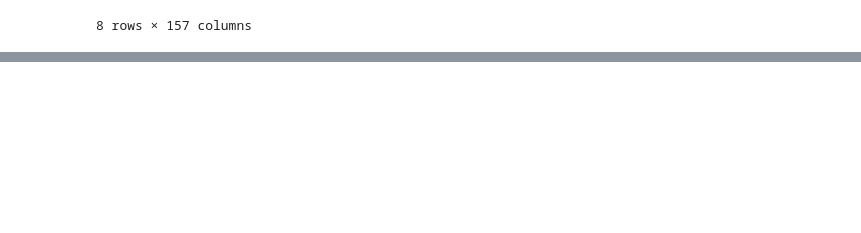
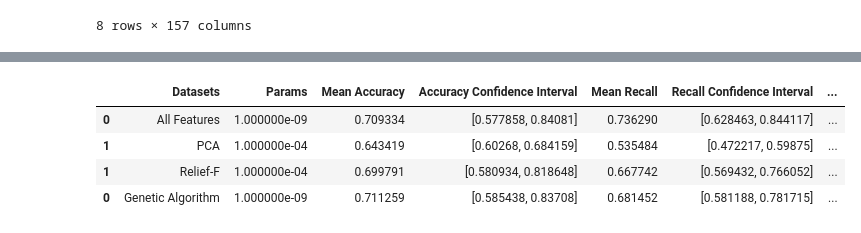
Before and after one commit to danielbdias/pattern-recognition-studies, a Jupyter notebook: Atividade06_NaiveBayes.ipynb, the cells around one changed output, grey strips where cells are left out. Saved outputs shown, nothing was run; the diff lists cells and outputs as text; code cells hidden in the pictures; blank space fills up the shorter version.

```diff
--- a/Atividade06_NaiveBayes.ipynb
+++ b/Atividade06_NaiveBayes.ipynb
@@ -197,0 +180,3 @@ Stratified_KFold(param,X, y, K = 10)
+# %%
+dataset_results = run_classifier_with_stratified_k_fold(parameters, classifier_builder, dataset, K)
+dataset_results
@@ -197,0 +191,3 @@ Stratified_KFold(param,X, y, K = 10)
+# %%
+dataset_pca_results = run_classifier_with_stratified_k_fold(parameters, classifier_builder, dataset_pca, K)
+dataset_pca_results
@@ -197,0 +229,19 @@ Stratified_KFold(param,X, y, K = 10)
+# %%
+def find_param_with_max_accuracy(results):
+    sorted_results = results.sort_values(by=['Mean Accuracy'], ascending=False)
+    return sorted_results.head(1)
+
+final_results = pd.concat([
+    find_param_with_max_accuracy(dataset_results),
+    find_param_with_max_accuracy(dataset_pca_results),
+    find_param_with_max_accuracy(dataset_with_relief_results),
+    find_param_with_max_accuracy(dataset_with_genetic_algorithm_results)
+])
+final_results.insert(0, 'Datasets', [ 'All Features', 'PCA', 'Relief-F', 'Genetic Algorithm' ])
+final_results
+# %% [output]
+|  | Datasets | Params | Mean Accuracy | Accuracy Confidence Interval | Mean Recall | Recall Confidence Interval | ... |
+| 0 | All Features | 1.000000e-09 | 0.709334 | [0.577858, 0.84081] | 0.736290 | [0.628463, 0.844117] | ... |
+| 1 | PCA | 1.000000e-04 | 0.643419 | [0.60268, 0.684159] | 0.535484 | [0.472217, 0.59875] | ... |
+| 1 | Relief-F | 1.000000e-04 | 0.699791 | [0.580934, 0.818648] | 0.667742 | [0.569432, 0.766052] | ... |
+| 0 | Genetic Algorithm | 1.000000e-09 | 0.711259 | [0.585438, 0.83708] | 0.681452 | [0.581188, 0.781715] | ... |
```
Also changed, not shown: parts of 28 cells of this notebook, 4 other files.
